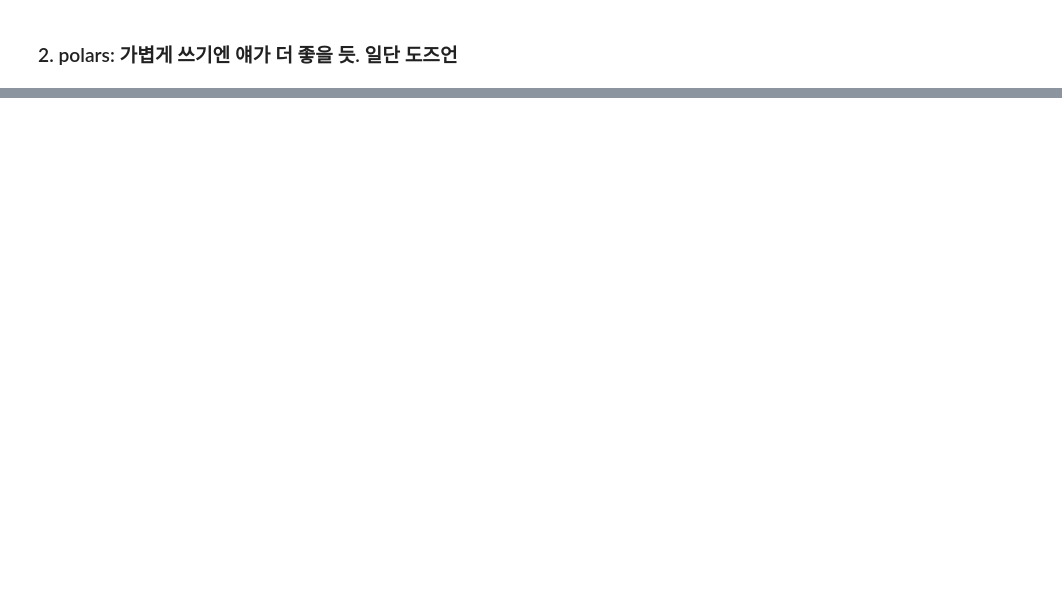
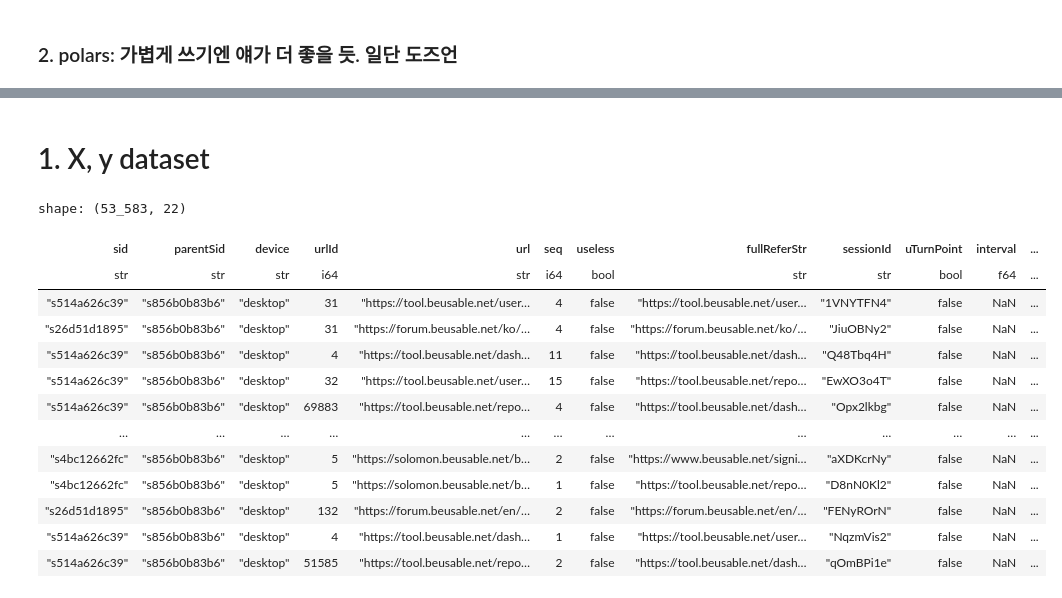
Before and after one commit to zeongzaehoon/mlops, a Jupyter notebook: train/snip.ipynb, the cells around one changed output, grey strips where cells are left out. Drawn from its saved outputs; the diff is of its cells as text; code cells hidden in the pictures; blank space fills up the shorter version.

```diff
--- a/train/snip.ipynb
+++ b/train/snip.ipynb
@@ -42,0 +321,25 @@ shape: (20, 36)
+# %% [markdown]
+# 1. X, y dataset
+# %%
+# y 데이터로 sessionId를 가져오고 이에 맞는 X 데이터를 붙여주는 방식으로 가자
+# 조건:
+# 1. seq는 4 이상 -> 그런데, parentSeq는 4인데, parentSeq가 순서대로 다 들어있지 않은 케이스들도 있음. 얜 추후에 길이 체크 후 날려주는 것으로 한다.
+# 2. 중복된 세션은 지워준다. 의도하지 않은 형태의 데이터임
+
+session_df = df.filter((pl.col("lastOrder") == True) & (pl.col("parentSeq") >= 4))
+session_df
+# %% [output]
+shape: (53_583, 22)
+| sid | parentSid | device | urlId | url | seq | useless | fullReferStr | sessionId | uTurnPoint | interval | ... |
+| str | str | str | i64 | str | i64 | bool | str | str | bool | f64 | ... |
+| "s514a626c39" | "s856b0b83b6" | "desktop" | 31 | "https://tool.beusable.net/user… | 4 | false | "https://tool.beusable.net/user… | "1VNYTFN4" | false | NaN | ... |
+| "s26d51d1895" | "s856b0b83b6" | "desktop" | 31 | "https://forum.beusable.net/ko/… | 4 | false | "https://forum.beusable.net/ko/… | "JiuOBNy2" | false | NaN | ... |
+| "s514a626c39" | "s856b0b83b6" | "desktop" | 4 | "https://tool.beusable.net/dash… | 11 | false | "https://tool.beusable.net/dash… | "Q48Tbq4H" | false | NaN | ... |
+| "s514a626c39" | "s856b0b83b6" | "desktop" | 32 | "https://tool.beusable.net/user… | 15 | false | "https://tool.beusable.net/repo… | "EwXO3o4T" | false | NaN | ... |
+| "s514a626c39" | "s856b0b83b6" | "desktop" | 69883 | "https://tool.beusable.net/repo… | 4 | false | "https://tool.beusable.net/dash… | "Opx2lkbg" | false | NaN | ... |
+| … | … | … | … | … | … | … | … | … | … | … | ... |
+| "s4bc12662fc" | "s856b0b83b6" | "desktop" | 5 | "https://solomon.beusable.net/b… | 2 | false | "https://www.beusable.net/signi… | "aXDKcrNy" | false | NaN | ... |
+| "s4bc12662fc" | "s856b0b83b6" | "desktop" | 5 | "https://solomon.beusable.net/b… | 1 | false | "https://tool.beusable.net/repo… | "D8nN0Kl2" | false | NaN | ... |
+| "s26d51d1895" | "s856b0b83b6" | "desktop" | 132 | "https://forum.beusable.net/en/… | 2 | false | "https://forum.beusable.net/en/… | "FENyROrN" | false | NaN | ... |
+| "s514a626c39" | "s856b0b83b6" | "desktop" | 4 | "https://tool.beusable.net/dash… | 1 | false | "https://tool.beusable.net/user… | "NqzmVis2" | false | NaN | ... |
+| "s514a626c39" | "s856b0b83b6" | "desktop" | 51585 | "https://tool.beusable.net/repo… | 2 | false | "https://tool.beusable.net/dash… | "qOmBPi1e" | false | NaN | ... |
```
Also changed, not shown: parts of 28 cells of this notebook, 27 other files.
